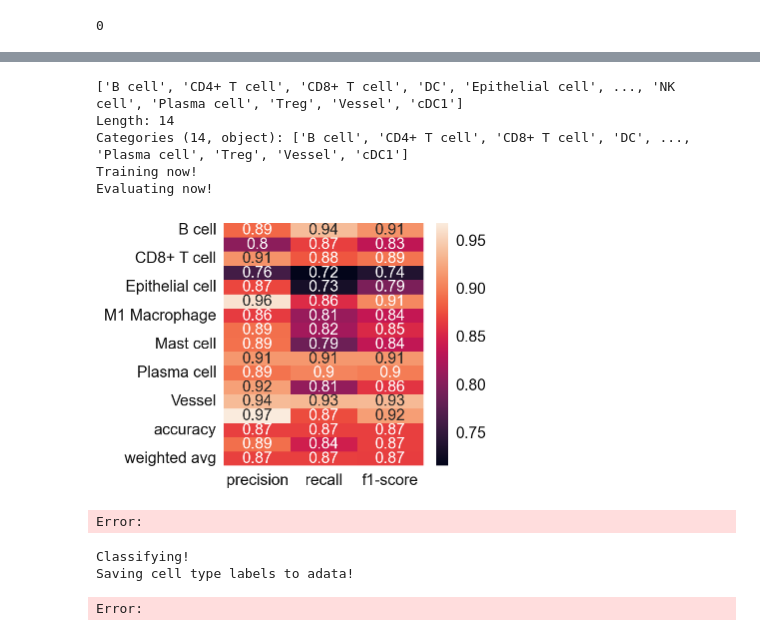
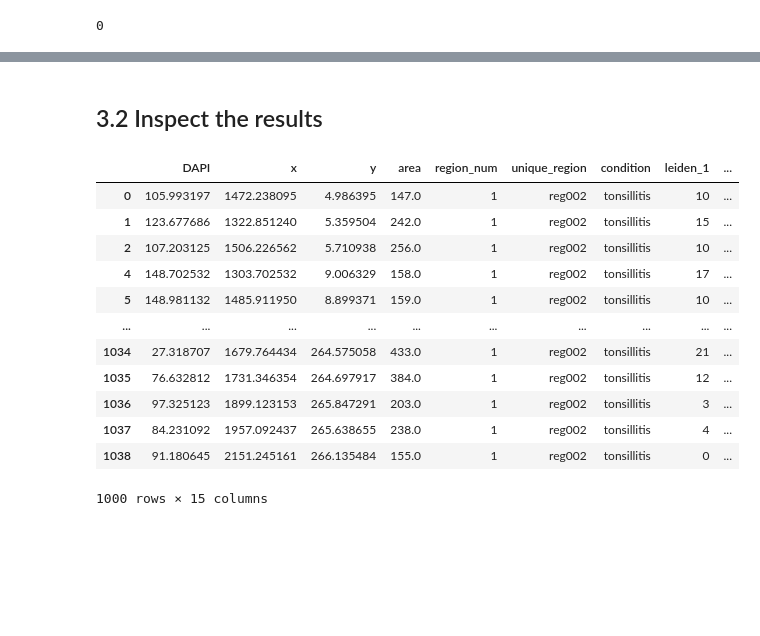
Before and after one commit to yuqiyuqitan/SPACEc, a Jupyter notebook: notebooks/3_cell_annotation_STELLAR.ipynb, the cells around one changed output, grey strips where cells are left out. Drawn from its saved outputs; the diff is of its cells as text; code cells hidden in the pictures; blank space fills up the shorter version.

```diff
--- a/notebooks/3_cell_annotation_STELLAR.ipynb
+++ b/notebooks/3_cell_annotation_STELLAR.ipynb
@@ -117,23 +102,19 @@ Done!
-# %%
-svc = sp.tl.ml_train(
-    adata_train=adata_train,
-    label='cell_type',
-    nan_policy_y='omit')
-# %% [output]
-['B cell', 'CD4+ T cell', 'CD8+ T cell', 'DC', 'Epithelial cell', ..., 'NK cell', 'Plasma cell', 'Treg', 'Vessel', 'cDC1']
-Length: 14
-Categories (14, object): ['B cell', 'CD4+ T cell', 'CD8+ T cell', 'DC', ..., 'Plasma cell', 'Treg', 'Vessel', 'cDC1']
-Training now!
-Evaluating now!
-[figure, removed]
-Error:
-# %%
-sp.tl.ml_predict(
-    adata_val = adata_val,
-    svc = svc,
-    save_name = "svm_pred")
-# %% [output]
-Classifying!
-Saving cell type labels to adata!
-Error:
+# %% [markdown]
+## 3.2 Inspect the results
+# %%
+adata_new.obs
+# %% [output]
+|  | DAPI | x | y | area | region_num | unique_region | condition | leiden_1 | ... |
+| 0 | 105.993197 | 1472.238095 | 4.986395 | 147.0 | 1 | reg002 | tonsillitis | 10 | ... |
+| 1 | 123.677686 | 1322.851240 | 5.359504 | 242.0 | 1 | reg002 | tonsillitis | 15 | ... |
+| 2 | 107.203125 | 1506.226562 | 5.710938 | 256.0 | 1 | reg002 | tonsillitis | 10 | ... |
+| 4 | 148.702532 | 1303.702532 | 9.006329 | 158.0 | 1 | reg002 | tonsillitis | 17 | ... |
+| 5 | 148.981132 | 1485.911950 | 8.899371 | 159.0 | 1 | reg002 | tonsillitis | 10 | ... |
+| ... | ... | ... | ... | ... | ... | ... | ... | ... | ... |
+| 1034 | 27.318707 | 1679.764434 | 264.575058 | 433.0 | 1 | reg002 | tonsillitis | 21 | ... |
+| 1035 | 76.632812 | 1731.346354 | 264.697917 | 384.0 | 1 | reg002 | tonsillitis | 12 | ... |
+| 1036 | 97.325123 | 1899.123153 | 265.847291 | 203.0 | 1 | reg002 | tonsillitis | 3 | ... |
+| 1037 | 84.231092 | 1957.092437 | 265.638655 | 238.0 | 1 | reg002 | tonsillitis | 4 | ... |
+| 1038 | 91.180645 | 2151.245161 | 266.135484 | 155.0 | 1 | reg002 | tonsillitis | 0 | ... |
+1000 rows × 15 columns
 # %%
```
Also changed, not shown: parts of 16 cells of this notebook, 3 other files.
